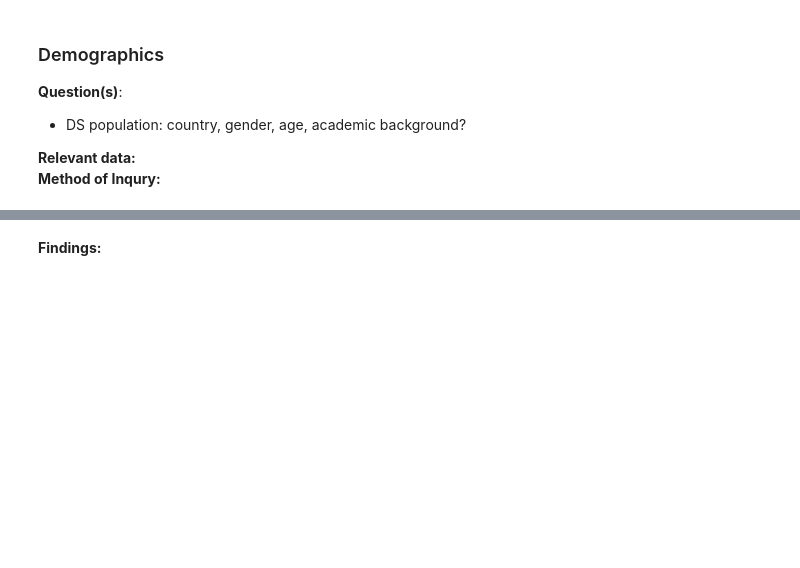
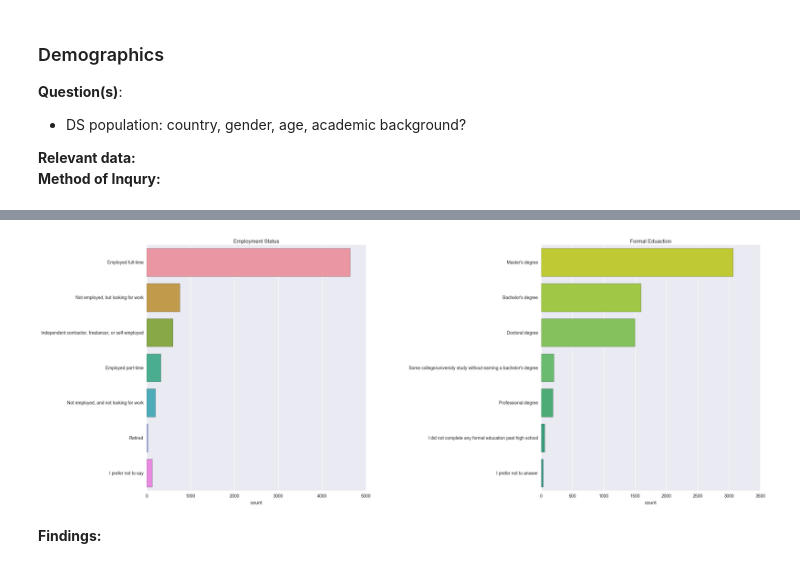
Before and after one commit to slavgl/kaggle-work, a Jupyter notebook: ML-and-Data-Science-Survey/ml-ds-survey-exploratory-analysis.ipynb, the cells around one changed output, grey strips where cells are left out. Cells and saved outputs as stored; diff of their text form; code cells hidden in the pictures; blank space fills up the shorter version.

```diff
--- a/ML-and-Data-Science-Survey/ml-ds-survey-exploratory-analysis.ipynb
+++ b/ML-and-Data-Science-Survey/ml-ds-survey-exploratory-analysis.ipynb
@@ -146,15 +150,17 @@ plt.show()
 # %%
 # formal education, employment status
 
 f,ax=plt.subplots(1,2,figsize=(25,10))
 sns.countplot(y=scientist['EmploymentStatus'],ax=ax[0])
 ax[0].set_title('Employment Status')
 ax[0].set_ylabel('')
-sns.countplot(y=scientist['FormalEducation'],order=scientist['FormalEducation'].value_counts().index,ax=ax[1],palette=sns.color_palette('viridis_r',15))
+sns.countplot(y=dsresp['FormalEducation'],order=dsresp['FormalEducation'].value_counts().index,ax=ax[1],palette=sns.color_palette('viridis_r',15))
 ax[1].set_title('Formal Eduaction')
 ax[1].set_ylabel('')
 plt.subplots_adjust(wspace=0.8)
 plt.show()
+# %% [output]
+[figure, added]
 # %% [markdown]
 <b>Findings:</b>
 # %% [markdown]
```
Also changed, not shown: parts of 8 cells of this notebook.
